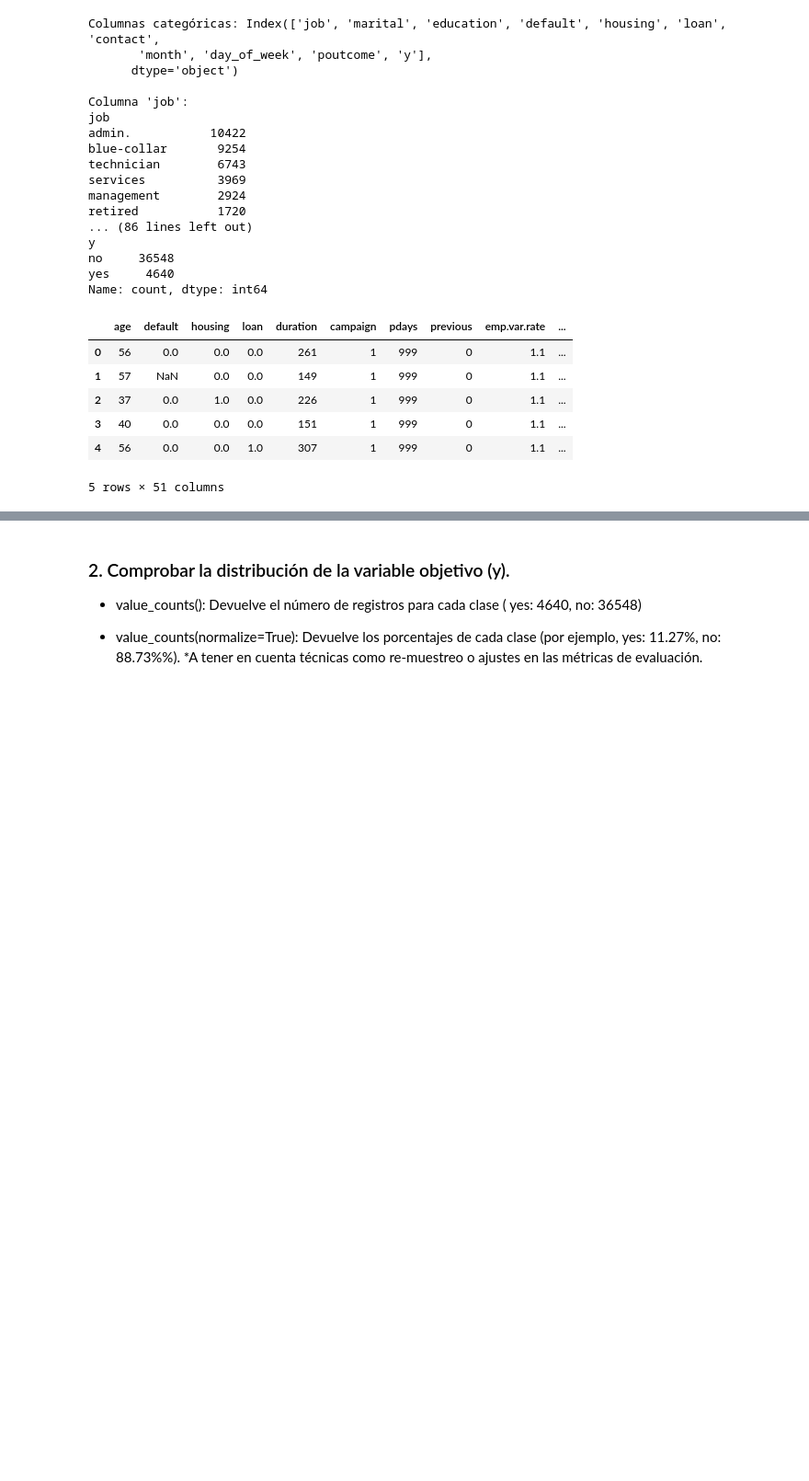
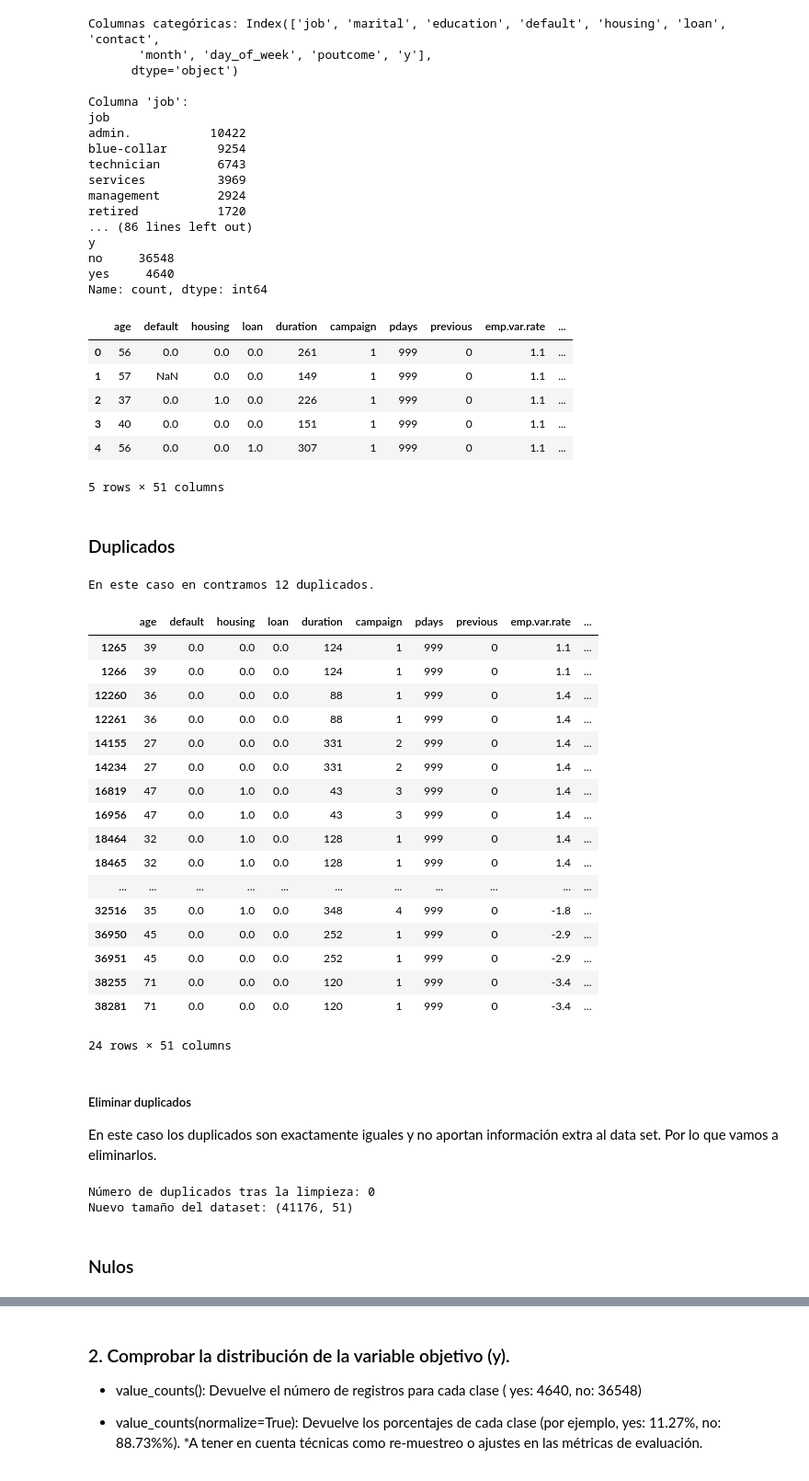
Before and after one commit to mezcolantriz/ML---Regresi-n-Log-stica, a Jupyter notebook: src/explore.ipynb, the cells around one changed output, grey strips where cells are left out. Shown at 92% size. Drawn from its saved outputs; the diff is of its cells as text; code cells hidden in the pictures; blank space fills up the shorter version.

```diff
--- a/src/explore.ipynb
+++ b/src/explore.ipynb
@@ -135,3 +163,55 @@ data.head()
 | 3 | 40 | 0.0 | 0.0 | 0.0 | 151 | 1 | 999 | 0 | 1.1 | ... |
 | 4 | 56 | 0.0 | 0.0 | 1.0 | 307 | 1 | 999 | 0 | 1.1 | ... |
 5 rows × 51 columns
+# %% [markdown]
+### Duplicados
+# %%
+duplicados = data.duplicated()
+num_duplicados = duplicados.sum()
+print(f"En este caso en contramos {num_duplicados} duplicados.")
+# %% [output]
+En este caso en contramos 12 duplicados.
+# %%
+# Identificar duplicados (incluyendo las filas originales)
+duplicados = data[data.duplicated(keep=False)]
+
+# Mostrar los duplicados
+duplicados
+# %% [output]
+|  | age | default | housing | loan | duration | campaign | pdays | previous | emp.var.rate | ... |
+| 1265 | 39 | 0.0 | 0.0 | 0.0 | 124 | 1 | 999 | 0 | 1.1 | ... |
+| 1266 | 39 | 0.0 | 0.0 | 0.0 | 124 | 1 | 999 | 0 | 1.1 | ... |
+| 12260 | 36 | 0.0 | 0.0 | 0.0 | 88 | 1 | 999 | 0 | 1.4 | ... |
+| 12261 | 36 | 0.0 | 0.0 | 0.0 | 88 | 1 | 999 | 0 | 1.4 | ... |
+| 14155 | 27 | 0.0 | 0.0 | 0.0 | 331 | 2 | 999 | 0 | 1.4 | ... |
+| 14234 | 27 | 0.0 | 0.0 | 0.0 | 331 | 2 | 999 | 0 | 1.4 | ... |
+| 16819 | 47 | 0.0 | 1.0 | 0.0 | 43 | 3 | 999 | 0 | 1.4 | ... |
+| 16956 | 47 | 0.0 | 1.0 | 0.0 | 43 | 3 | 999 | 0 | 1.4 | ... |
+| 18464 | 32 | 0.0 | 1.0 | 0.0 | 128 | 1 | 999 | 0 | 1.4 | ... |
+| 18465 | 32 | 0.0 | 1.0 | 0.0 | 128 | 1 | 999 | 0 | 1.4 | ... |
+| ... | ... | ... | ... | ... | ... | ... | ... | ... | ... | ... |
+| 32516 | 35 | 0.0 | 1.0 | 0.0 | 348 | 4 | 999 | 0 | -1.8 | ... |
+| 36950 | 45 | 0.0 | 0.0 | 0.0 | 252 | 1 | 999 | 0 | -2.9 | ... |
+| 36951 | 45 | 0.0 | 0.0 | 0.0 | 252 | 1 | 999 | 0 | -2.9 | ... |
+| 38255 | 71 | 0.0 | 0.0 | 0.0 | 120 | 1 | 999 | 0 | -3.4 | ... |
+| 38281 | 71 | 0.0 | 0.0 | 0.0 | 120 | 1 | 999 | 0 | -3.4 | ... |
+24 rows × 51 columns
+# %% [markdown]
+##### Eliminar duplicados
+
+En este caso los duplicados son exactamente iguales y no aportan información extra al data set. Por lo que vamos a eliminarlos.
+# %%
+# Eliminar duplicados
+data = data.drop_duplicates()
+
+# Confirmar que los duplicados han sido eliminados
+num_duplicados = data.duplicated().sum()
+print(f"Número de duplicados tras la limpieza: {num_duplicados}")
+
+# Verificar el nuevo tamaño del dataset
+print(f"Nuevo tamaño del dataset: {data.shape}")
+# %% [output]
+Número de duplicados tras la limpieza: 0
+Nuevo tamaño del dataset: (41176, 51)
+# %% [markdown]
+### Nulos
```
Also changed, not shown: parts of 8 cells of this notebook.
